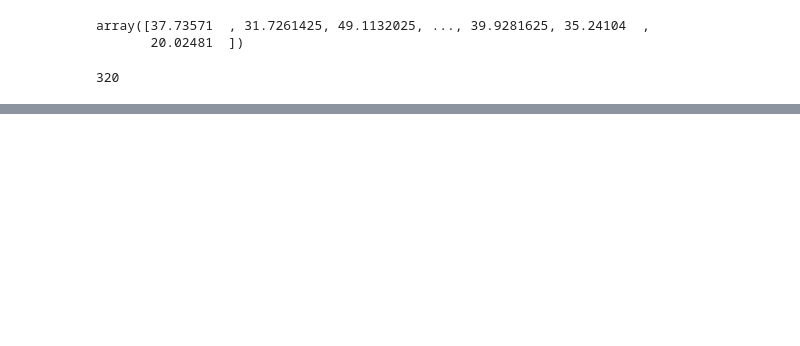
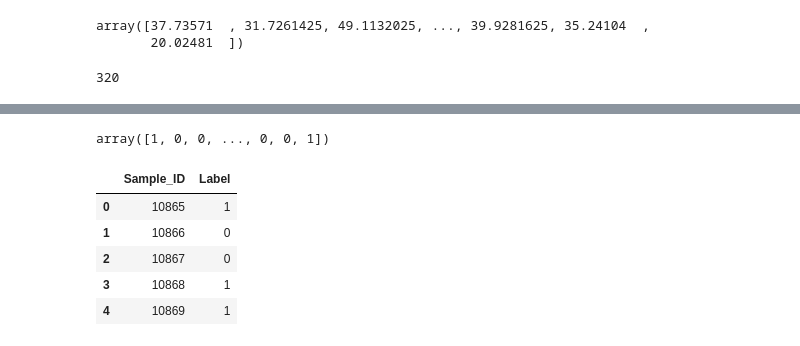
Before and after one commit to xSurus/startHack, a Jupyter notebook: finniboy.ipynb, the cells around one changed output, grey strips where cells are left out. Saved outputs shown, nothing was run; the diff lists cells and outputs as text; code cells hidden in the pictures; blank space fills up the shorter version.

Commit message:
finn final

```diff
--- a/finniboy.ipynb
+++ b/finniboy.ipynb
@@ -387,0 +422,15 @@ hailmary = StackingClassifier([cv=
+# %%
+ds = lgb.Dataset(X_train, label=y_train)
+bst = lgb.train({'learning_rate': 0.1, 'boosting': 'goss', 'num_leaves': 63, 'num_iterations': 100}, ds)
+
+cb = CatBoostClassifier(iterations=400, learning_rate=0.2, depth=6).fit(X_train, y_train)
+
+svc = SVC(kernel='linear').fit(X_train, y_train)
+
+lr = LogisticRegression(penalty='none', solver='newton-cg').fit(X_train, y_train)
+
+rf = RandomForestClassifier(criterion='entropy', bootstrap=True).fit(X_train, y_train)
+
+et = ExtraTreesClassifier(criterion='gini', bootstrap=False).fit(X_train, y_train)
+
+nn = MLPClassifier(hidden_layer_sizes=(150, 100, 75, 50, 10)).fit(X_train, y_train)
@@ -387,0 +479,5 @@ hailmary = StackingClassifier([cv=
+# %%
+X, y = baseline.originalXy()
+X = complete(X)
+X, y = SMOTE().fit_resample(X, y)
+X.shape
@@ -387,0 +517,33 @@ hailmary = StackingClassifier([cv=
+# %%
+final_lr = LogisticRegression().fit(all_preds, y)
+
+X_test = complete(baseline.origtestX())
+#X_test = baseline.origtestX()
+
+bst_pred = bst.predict(X_test)
+cb_pred = cb.predict_proba(X_test)[:, 1]
+svc_pred = svc.predict(X_test)
+lr_pred = lr.predict_proba(X_test)
+rf_pred = rf.predict_proba(X_test)
+et_pred = et.predict_proba(X_test)
+nn_pred = nn.predict_proba(X_test)
+
+all_preds = np.c_[bst_pred, cb_pred, svc_pred, lr_pred, rf_pred, et_pred, nn_pred]
+#all_preds = np.c_[bst_pred, cb_pred, lr_pred, rf_pred, et_pred, nn_pred]
+
+y_pred = final_lr.predict(all_preds)
+y_pred
+# %% [output]
+array([1, 0, 0, ..., 0, 0, 1])
+# %%
+test = pd.read_csv("data/Test.csv")
+sub_file = pd.DataFrame({'Sample_ID': test.Sample_ID, 'Label': y_pred})
+sub_file.to_csv('finn/finalLR.csv', index = False)
+sub_file.head()
+# %% [output]
+|  | Sample_ID | Label |
+| 0 | 10865 | 1 |
+| 1 | 10866 | 0 |
+| 2 | 10867 | 0 |
+| 3 | 10868 | 1 |
+| 4 | 10869 | 1 |
```
Also changed, not shown: parts of 38 cells of this notebook, 8 other files.
